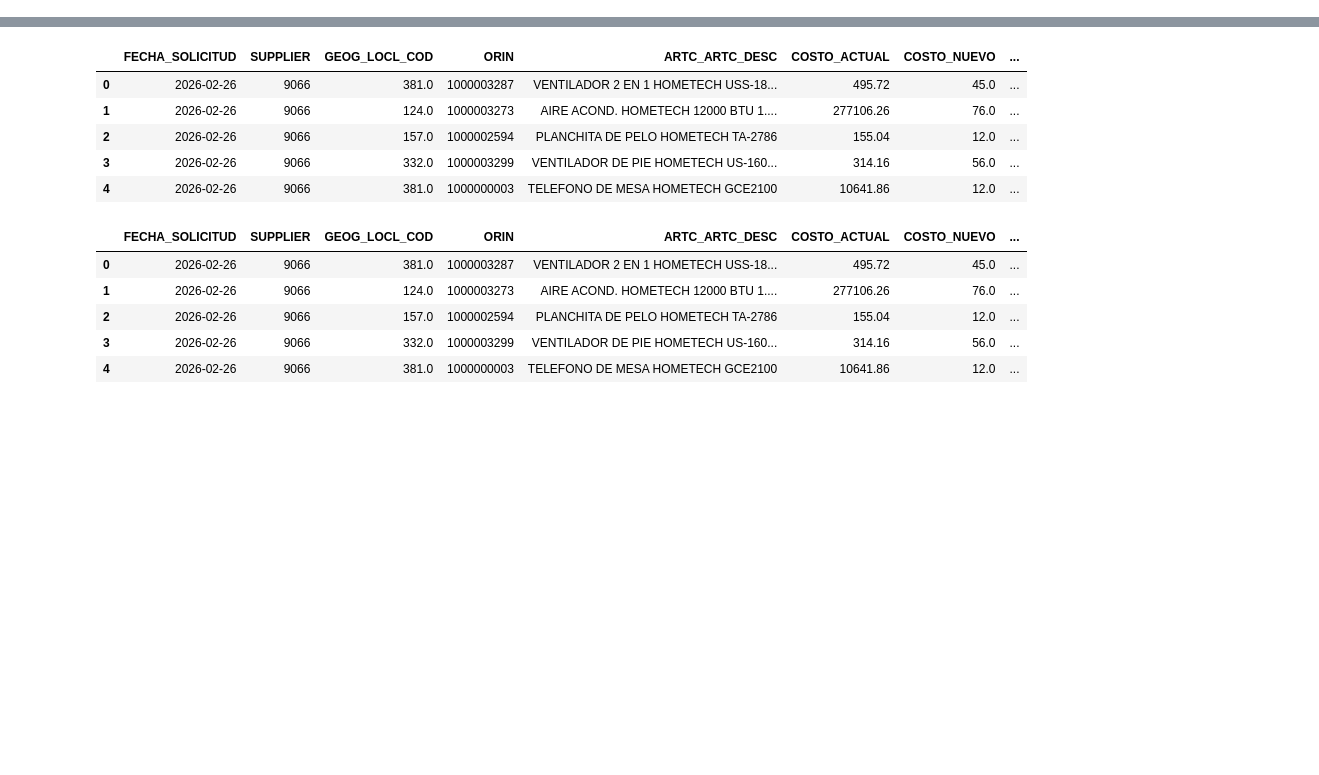
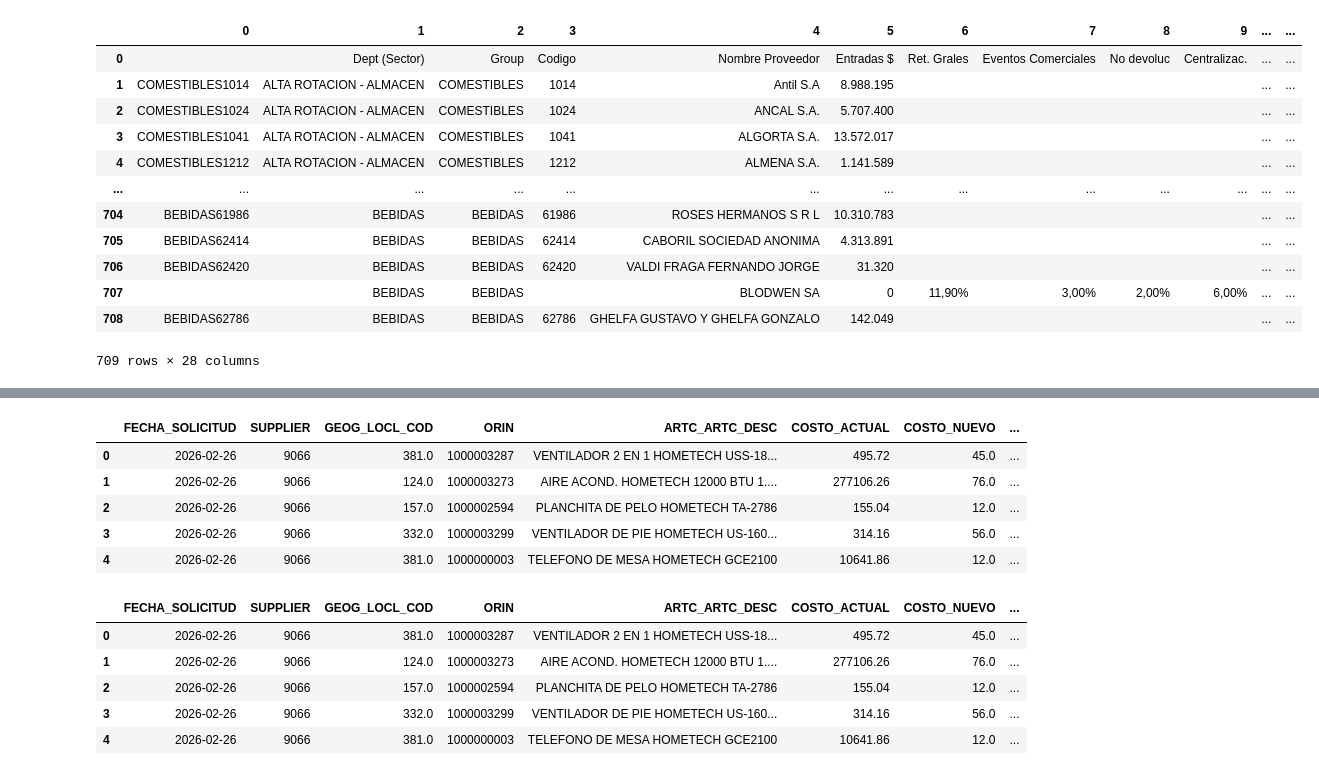
Before and after one commit to TataMarcos/Proyectos_Streamlit, a Jupyter notebook: Pricing/pruebas.ipynb, the cells around one changed output, grey strips where cells are left out. Saved outputs shown, nothing was run; the diff lists cells and outputs as text; code cells hidden in the pictures; blank space fills up the shorter version.

```diff
--- a/Pricing/pruebas.ipynb
+++ b/Pricing/pruebas.ipynb
@@ -6,0 +347,33 @@ import os
+# %%
+credentials_drive = get_credentials("credentials_mail_servicio")
+# %%
+scopes = ['https://www.googleapis.com/auth/spreadsheets',
+          'https://www.googleapis.com/auth/drive']
+
+#credentials = Credentials.from_service_account_file('C:\\Users\\leonardo.mangold\\PycharmProjects\\promos_inteligencia_negocio\\ft_promos_automatico\\leo_usuario_servicio_credenciales.json', scopes=scopes)
+credentials = Credentials.from_service_account_info(credentials_drive, scopes=scopes)
+
+gc = gspread.authorize(credentials)
+
+gauth = GoogleAuth()
+drive = GoogleDrive(gauth)
+# %%
+gs = gc.open_by_key('19k___10iUJ_k4utQvE8qCdF9LuDAvfDkBLIF6dh8HOM')
+# %%
+ws = gs.worksheet('DETALLE x Acuerdo')
+data = pd.DataFrame(ws.get_all_values())
+data
+# %% [output]
+|  | 0 | 1 | 2 | 3 | 4 | 5 | 6 | 7 | 8 | 9 | ... | ... |
+| 0 |  | Dept (Sector) | Group | Codigo | Nombre Proveedor | Entradas $ | Ret. Grales | Eventos Comerciales | No devoluc | Centralizac. | ... | ... |
+| 1 | COMESTIBLES1014 | ALTA ROTACION - ALMACEN | COMESTIBLES | 1014 | Antil S.A | 8.988.195 |  |  |  |  | ... | ... |
+| 2 | COMESTIBLES1024 | ALTA ROTACION - ALMACEN | COMESTIBLES | 1024 | ANCAL S.A. | 5.707.400 |  |  |  |  | ... | ... |
+| 3 | COMESTIBLES1041 | ALTA ROTACION - ALMACEN | COMESTIBLES | 1041 | ALGORTA S.A. | 13.572.017 |  |  |  |  | ... | ... |
+| 4 | COMESTIBLES1212 | ALTA ROTACION - ALMACEN | COMESTIBLES | 1212 | ALMENA S.A. | 1.141.589 |  |  |  |  | ... | ... |
+| ... | ... | ... | ... | ... | ... | ... | ... | ... | ... | ... | ... | ... |
+| 704 | BEBIDAS61986 | BEBIDAS | BEBIDAS | 61986 | ROSES HERMANOS S R L | 10.310.783 |  |  |  |  | ... | ... |
+| 705 | BEBIDAS62414 | BEBIDAS | BEBIDAS | 62414 | CABORIL SOCIEDAD ANONIMA | 4.313.891 |  |  |  |  | ... | ... |
+| 706 | BEBIDAS62420 | BEBIDAS | BEBIDAS | 62420 | VALDI FRAGA FERNANDO JORGE | 31.320 |  |  |  |  | ... | ... |
+| 707 |  | BEBIDAS | BEBIDAS |  | BLODWEN SA | 0 | 11,90% | 3,00% | 2,00% | 6,00% | ... | ... |
+| 708 | BEBIDAS62786 | BEBIDAS | BEBIDAS | 62786 | GHELFA GUSTAVO Y GHELFA GONZALO | 142.049 |  |  |  |  | ... | ... |
+709 rows × 28 columns
```
Also changed, not shown: parts of 50 cells of this notebook, 7 other files.
